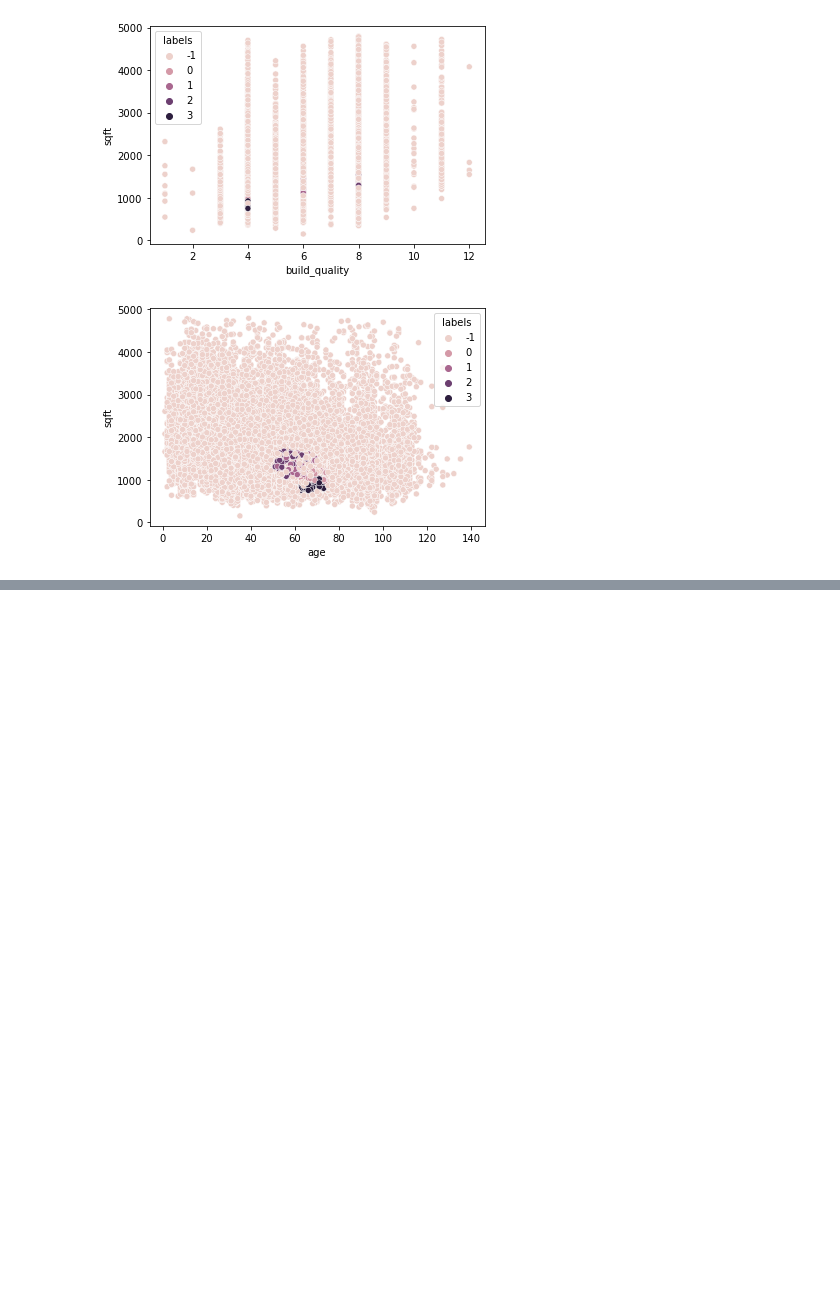
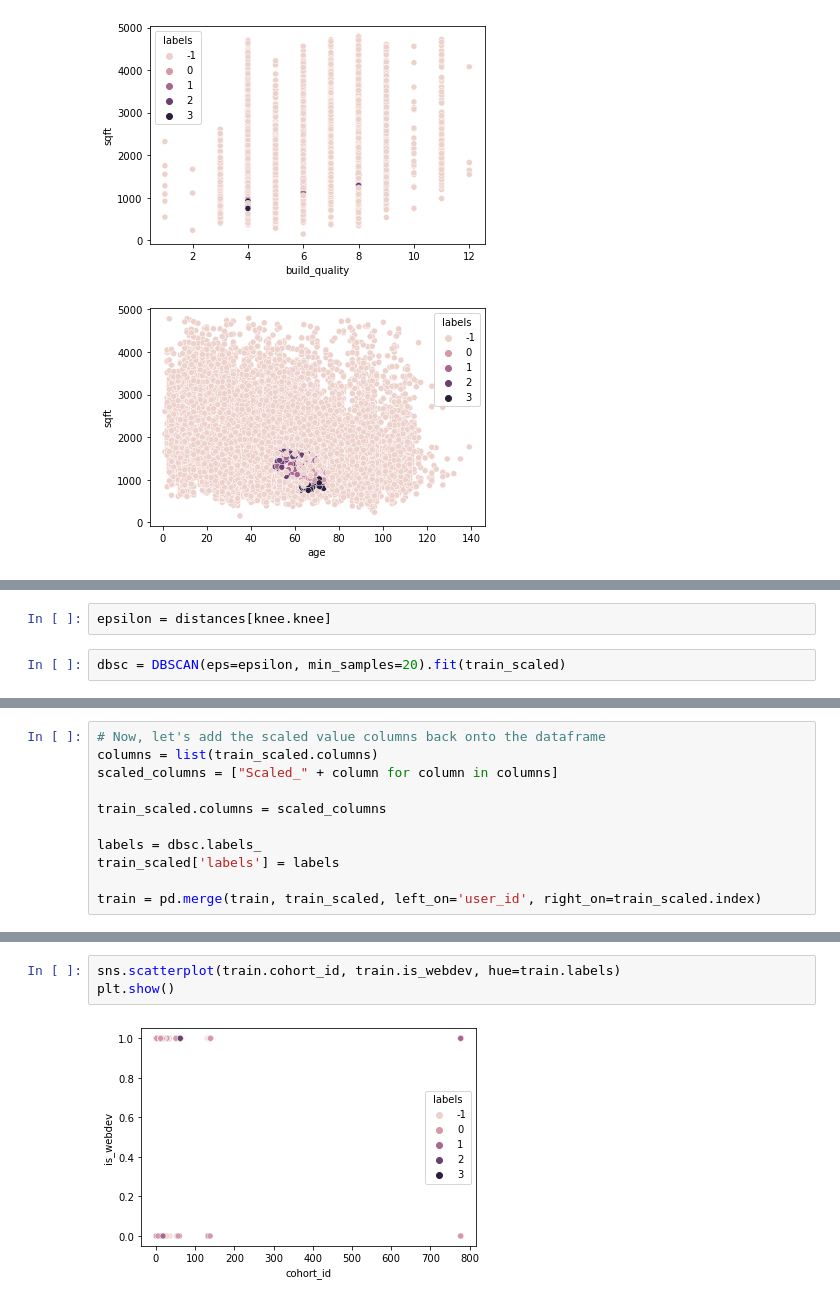
Before and after one commit to david-ryan-alviola/anomaly-detection-exercises, a Jupyter notebook: clustering_anomaly_detection.ipynb, the cells around one changed output, grey strips where cells are left out. Drawn from its saved outputs; the diff is of its cells as text; blank space fills up the shorter version.

```diff
--- a/clustering_anomaly_detection.ipynb
+++ b/clustering_anomaly_detection.ipynb
@@ -375,0 +560,4 @@ plt.show()
+# %%
+epsilon = distances[knee.knee]
+# %%
+dbsc = DBSCAN(eps=epsilon, min_samples=20).fit(train_scaled)
@@ -375,0 +580,11 @@ plt.show()
+# %%
+# Now, let's add the scaled value columns back onto the dataframe
+columns = list(train_scaled.columns)
+scaled_columns = ["Scaled_" + column for column in columns]
+
+train_scaled.columns = scaled_columns
+
+labels = dbsc.labels_
+train_scaled['labels'] = labels
+
+train = pd.merge(train, train_scaled, left_on='user_id', right_on=train_scaled.index)
@@ -375,0 +616,5 @@ plt.show()
+# %%
+sns.scatterplot(train.cohort_id, train.is_webdev, hue=train.labels)
+plt.show()
+# %% [output]
+[figure, added]
```
Also changed, not shown: parts of 57 cells of this notebook.
